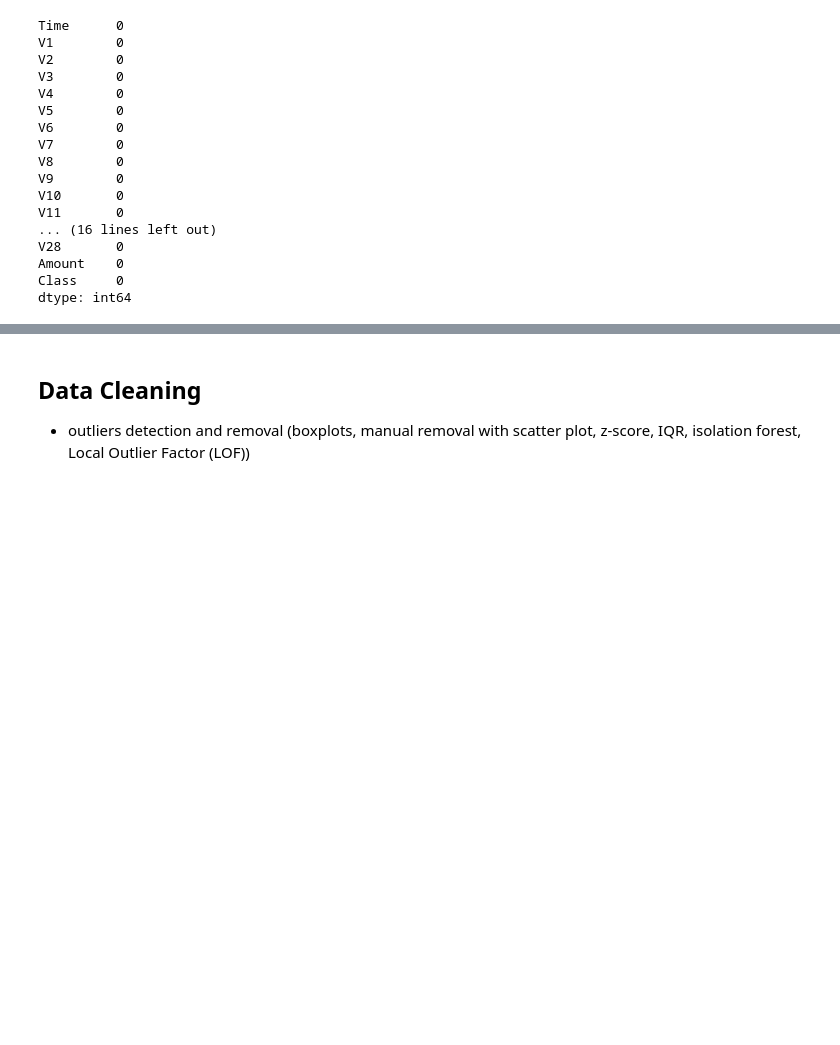
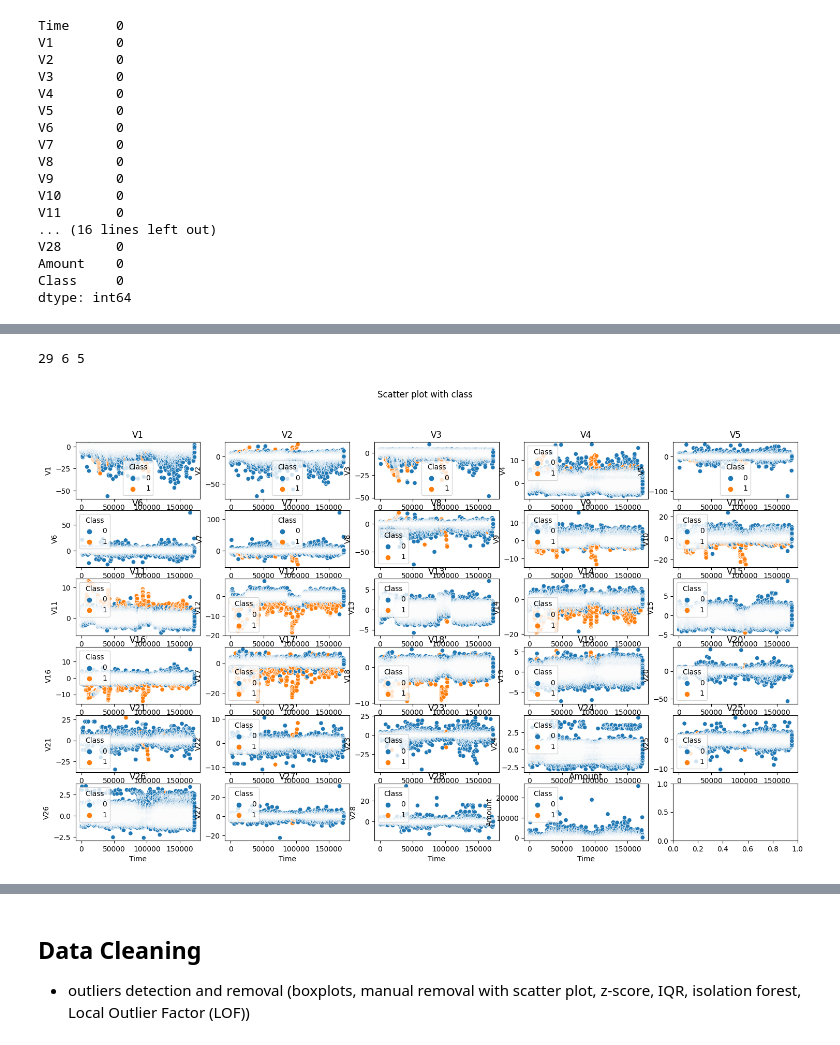
Before and after one commit to MatheusFranco99/KaggleCompetitions, a Jupyter notebook: CreditCardFraudDetection/Matheus/main.ipynb, the cells around one changed output, grey strips where cells are left out. Saved outputs shown, nothing was run; the diff lists cells and outputs as text; code cells hidden in the pictures; blank space fills up the shorter version.

```diff
--- a/CreditCardFraudDetection/Matheus/main.ipynb
+++ b/CreditCardFraudDetection/Matheus/main.ipynb
@@ -173,0 +239,5 @@ dtype: int64
+# %%
+scatterWithAll(df,x='Time',class_name='Class')
+# %% [output]
+29 6 5
+[figure, added]
```
Also changed, not shown: parts of 5 cells of this notebook, 1 other file.
